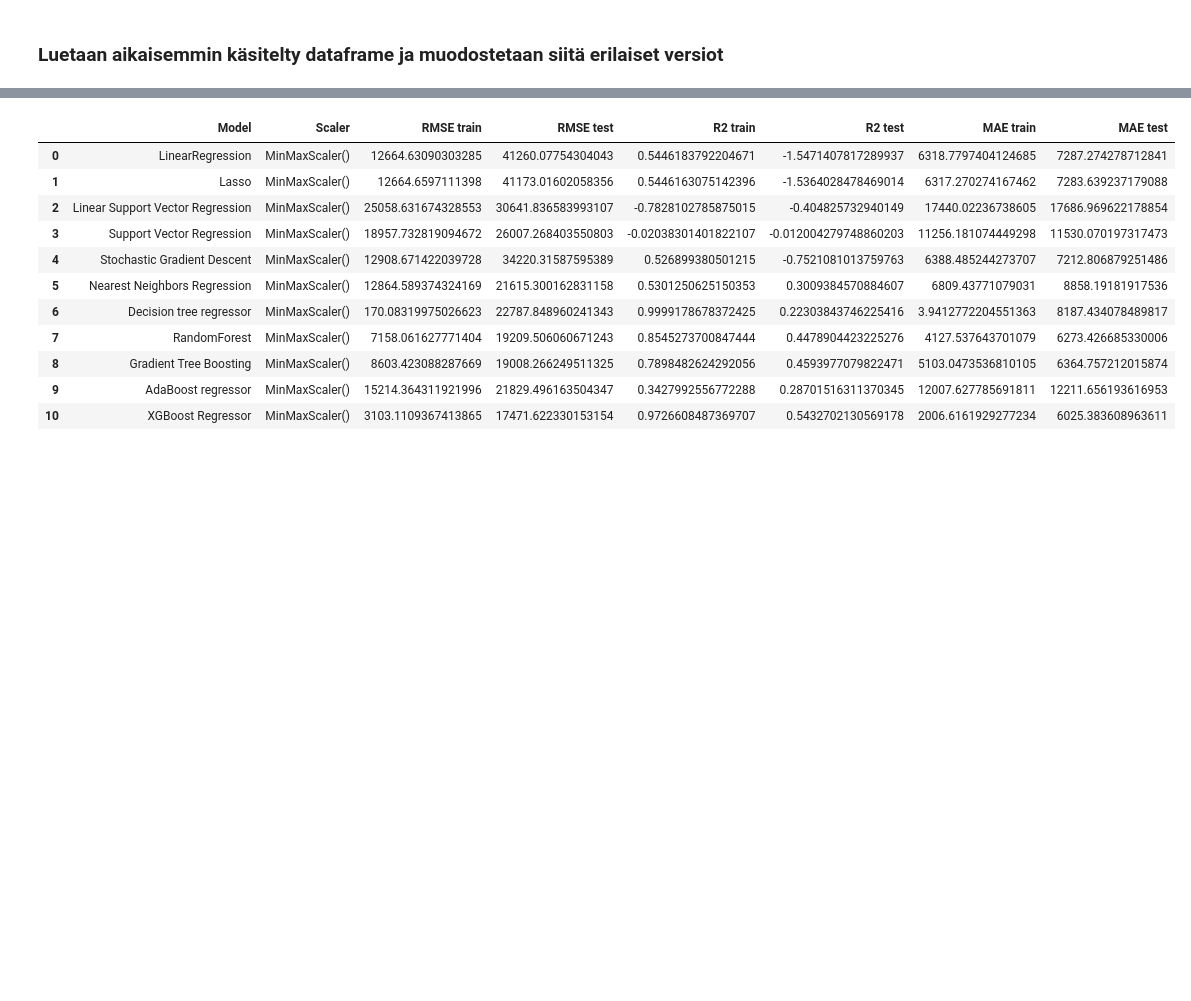
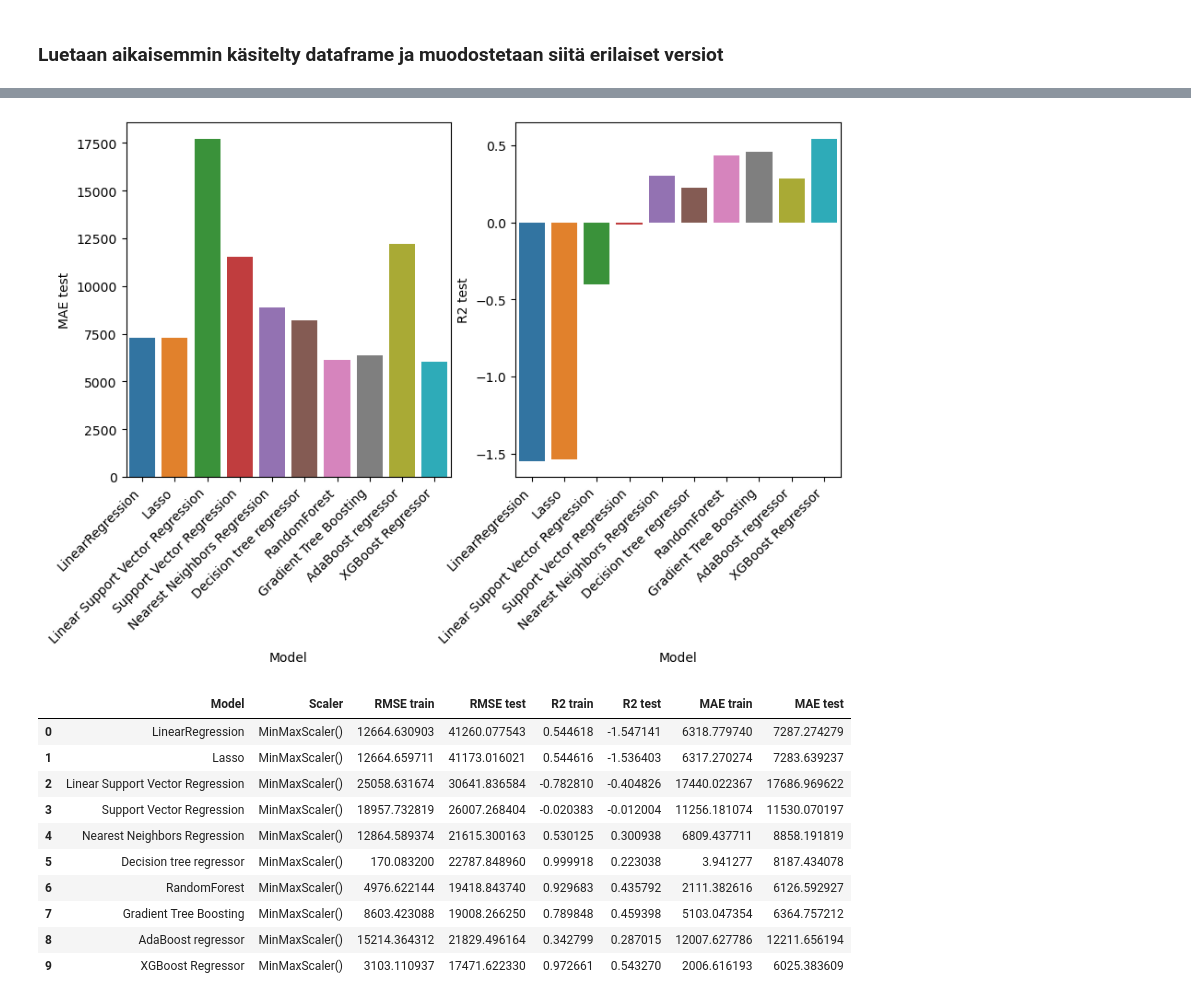
Before and after one commit to klehik/AI-DA-Projekti, a Jupyter notebook: testit/atte-ml.ipynb, the cells around one changed output, grey strips where cells are left out. Cells and saved outputs as stored; diff of their text form; code cells hidden in the pictures; blank space fills up the shorter version.

```diff
--- a/testit/atte-ml.ipynb
+++ b/testit/atte-ml.ipynb
@@ -58,4 +58,17 @@ from sklearn.ensemble import RandomForestRegressor
 from sklearn.ensemble import GradientBoostingRegressor
 from sklearn.ensemble import AdaBoostRegressor
 from xgboost import XGBRegressor
+# %%
+random_state = 42
+models = {"LinearRegression":LinearRegression(),
+            "Lasso":linear_model.Lasso(alpha=0.1),
+            "Linear Support Vector Regression": LinearSVR(random_state=random_state),
+            "Support Vector Regression":svm.SVR(),
+            "Nearest Neighbors Regression":KNeighborsRegressor(),
+            "Decision tree regressor":DecisionTreeRegressor(random_state=random_state),
+            "RandomForest": RandomForestRegressor(random_state=random_state),
+            "Gradient Tree Boosting":GradientBoostingRegressor(random_state=random_state),
+            "AdaBoost regressor": AdaBoostRegressor(random_state=random_state),
+            "XGBoost Regressor": XGBRegressor(seed = random_state)
+            }
 # %% [markdown]
@@ -69,7 +85,5 @@ MAE = Mean absolute error.  Keskimääräinen absoluuttinen virhe antaa numeeris
 # %%
-def evaluate_models(df,scaler):
-
-
+def evaluate_models(df,scaler,models):
     random_state = 42
 
     tulos = pd.DataFrame
@@ -90,20 +104,6 @@ def evaluate_models(df,scaler):
         X_test = pd.DataFrame(scaler.transform(X_test), columns=features)
 
 
-    models = {"LinearRegression":LinearRegression(),
-            "Lasso":linear_model.Lasso(alpha=0.1),
-            "Linear Support Vector Regression": LinearSVR(random_state=random_state),
-            "Support Vector Regression":svm.SVR(),
-            "Stochastic Gradient Descent":SGDRegressor(),
-            "Nearest Neighbors Regression":KNeighborsRegressor(),
-            "Decision tree regressor":DecisionTreeRegressor(random_state=random_state),
-            "RandomForest": RandomForestRegressor(max_depth=10, random_state=random_state),
-            "Gradient Tree Boosting":GradientBoostingRegressor(random_state=random_state),
-            "AdaBoost regressor": AdaBoostRegressor(random_state=random_state),
-            "XGBoost Regressor": XGBRegressor(seed = random_state)
-            }
-
-
     for name, model in models.items():
 
 
@@ -118,6 +118,18 @@ def evaluate_models(df,scaler):
 
         tulos.loc[len(tulos)] = [name,scaler,RMSE_train,RMSE_test,r2_train,r2_test,MAE_train,MAE_test]
 
+        # if name == "XGBoost Regressor":
+        #     print(model.feature_importances_)
+    plt.figure(figsize=(10,5))
+    plt.subplot(1,2,1)
+    sns.barplot(data=tulos,x ="Model", y="MAE test")
+    plt.xticks(rotation=45,ha="right")
+    plt.subplot(1,2,2)
+    sns.barplot(data=tulos,x ="Model", y="R2 test")
+    plt.xticks(rotation=45,ha="right")
+
+    plt.show()
+
 
     return tulos
 # %%
@@ -168,15 +180,15 @@ evaluate_models(res_bat,RobustScaler())
 # %%
-evaluate_models(res_bat,MinMaxScaler())
+evaluate_models(res_bat,MinMaxScaler(),models)
 # %% [output]
+[figure, added]
 |  | Model | Scaler | RMSE train | RMSE test | R2 train | R2 test | MAE train | MAE test |
-| 0 | LinearRegression | MinMaxScaler() | 12664.63090303285 | 41260.07754304043 | 0.5446183792204671 | -1.5471407817289937 | 6318.7797404124685 | 7287.274278712841 |
-| 1 | Lasso | MinMaxScaler() | 12664.6597111398 | 41173.01602058356 | 0.5446163075142396 | -1.5364028478469014 | 6317.270274167462 | 7283.639237179088 |
-| 2 | Linear Support Vector Regression | MinMaxScaler() | 25058.631674328553 | 30641.836583993107 | -0.7828102785875015 | -0.404825732940149 | 17440.02236738605 | 17686.969622178854 |
-| 3 | Support Vector Regression | MinMaxScaler() | 18957.732819094672 | 26007.268403550803 | -0.02038301401822107 | -0.012004279748860203 | 11256.181074449298 | 11530.070197317473 |
-| 4 | Stochastic Gradient Descent | MinMaxScaler() | 12908.671422039728 | 34220.31587595389 | 0.526899380501215 | -0.7521081013759763 | 6388.485244273707 | 7212.806879251486 |
-| 5 | Nearest Neighbors Regression | MinMaxScaler() | 12864.589374324169 | 21615.300162831158 | 0.5301250625150353 | 0.3009384570884607 | 6809.43771079031 | 8858.19181917536 |
-| 6 | Decision tree regressor | MinMaxScaler() | 170.08319975026623 | 22787.848960241343 | 0.9999178678372425 | 0.22303843746225416 | 3.9412772204551363 | 8187.434078489817 |
-| 7 | RandomForest | MinMaxScaler() | 7158.061627771404 | 19209.506060671243 | 0.8545273700847444 | 0.4478904423225276 | 4127.537643701079 | 6273.426685330006 |
-| 8 | Gradient Tree Boosting | MinMaxScaler() | 8603.423088287669 | 19008.266249511325 | 0.7898482624292056 | 0.4593977079822471 | 5103.0473536810105 | 6364.757212015874 |
-| 9 | AdaBoost regressor | MinMaxScaler() | 15214.364311921996 | 21829.496163504347 | 0.3427992556772288 | 0.28701516311370345 | 12007.627785691811 | 12211.656193616953 |
-| 10 | XGBoost Regressor | MinMaxScaler() | 3103.1109367413865 | 17471.622330153154 | 0.9726608487369707 | 0.5432702130569178 | 2006.6161929277234 | 6025.383608963611 |
+| 0 | LinearRegression | MinMaxScaler() | 12664.630903 | 41260.077543 | 0.544618 | -1.547141 | 6318.779740 | 7287.274279 |
+| 1 | Lasso | MinMaxScaler() | 12664.659711 | 41173.016021 | 0.544616 | -1.536403 | 6317.270274 | 7283.639237 |
+| 2 | Linear Support Vector Regression | MinMaxScaler() | 25058.631674 | 30641.836584 | -0.782810 | -0.404826 | 17440.022367 | 17686.969622 |
+| 3 | Support Vector Regression | MinMaxScaler() | 18957.732819 | 26007.268404 | -0.020383 | -0.012004 | 11256.181074 | 11530.070197 |
+| 4 | Nearest Neighbors Regression | MinMaxScaler() | 12864.589374 | 21615.300163 | 0.530125 | 0.300938 | 6809.437711 | 8858.191819 |
+| 5 | Decision tree regressor | MinMaxScaler() | 170.083200 | 22787.848960 | 0.999918 | 0.223038 | 3.941277 | 8187.434078 |
+| 6 | RandomForest | MinMaxScaler() | 4976.622144 | 19418.843740 | 0.929683 | 0.435792 | 2111.382616 | 6126.592927 |
+| 7 | Gradient Tree Boosting | MinMaxScaler() | 8603.423088 | 19008.266250 | 0.789848 | 0.459398 | 5103.047354 | 6364.757212 |
+| 8 | AdaBoost regressor | MinMaxScaler() | 15214.364312 | 21829.496164 | 0.342799 | 0.287015 | 12007.627786 | 12211.656194 |
+| 9 | XGBoost Regressor | MinMaxScaler() | 3103.110937 | 17471.622330 | 0.972661 | 0.543270 | 2006.616193 | 6025.383609 |
```
Also changed, not shown: parts of 30 cells of this notebook.
